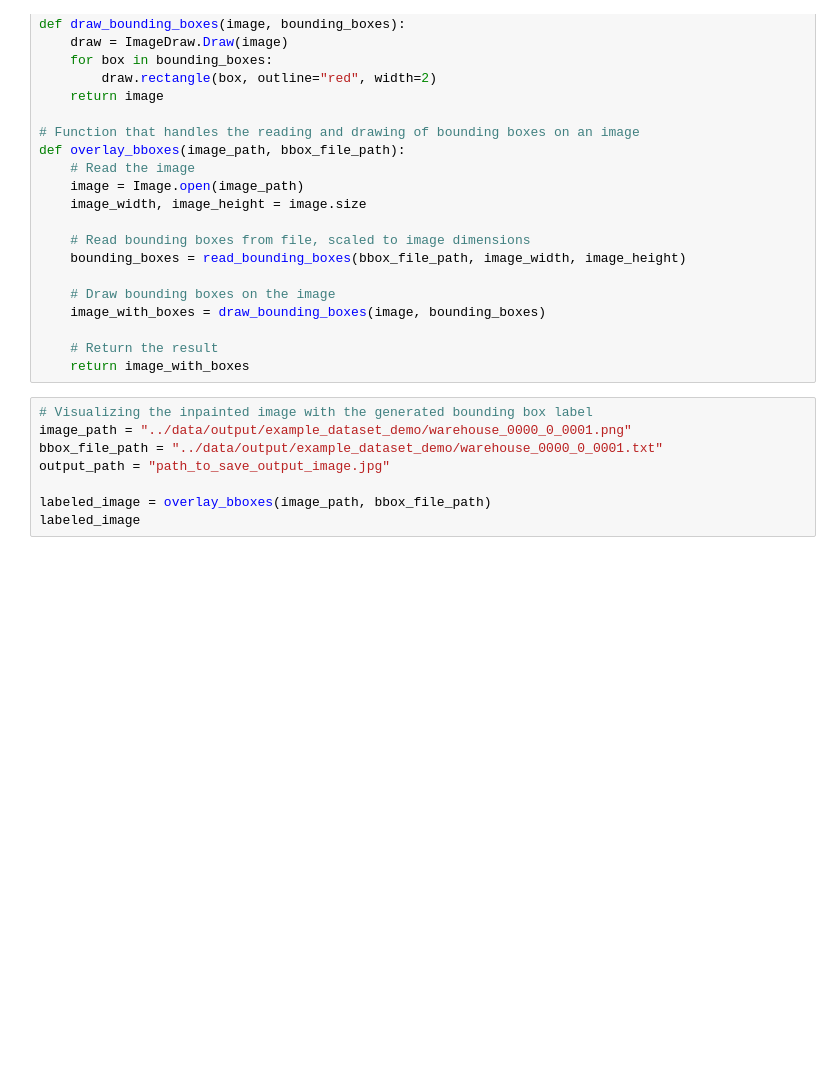
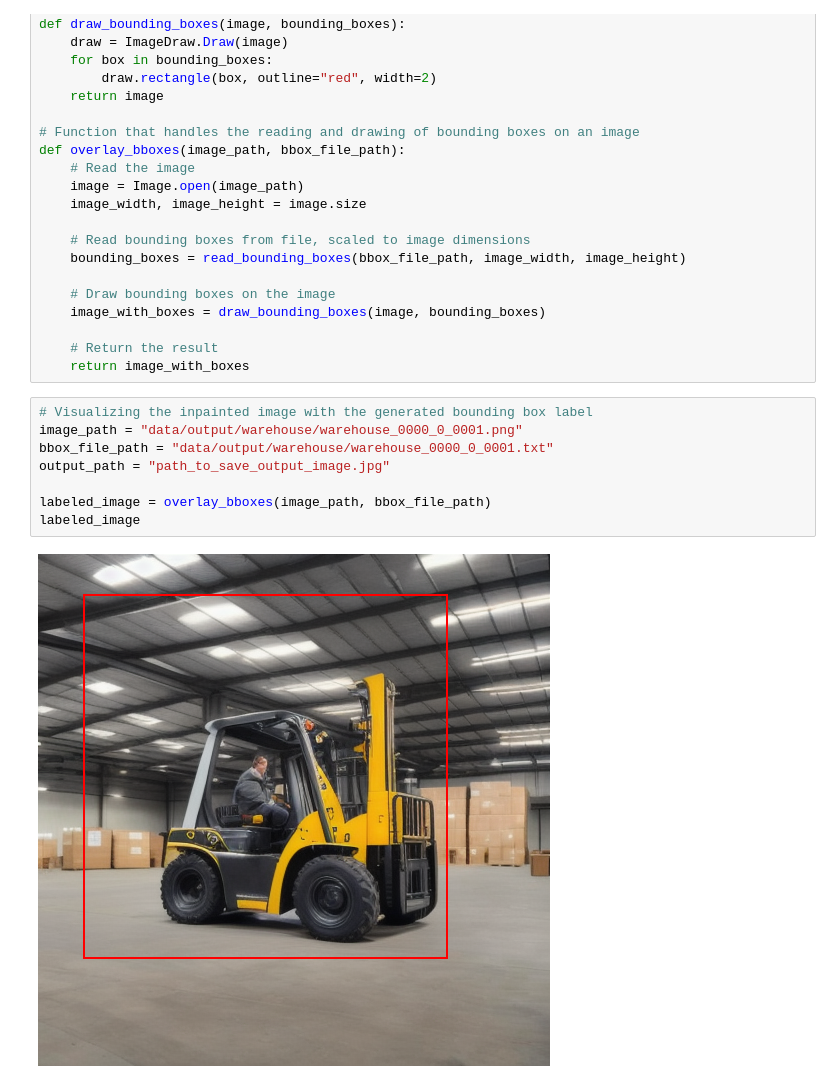
Before and after one commit to bellenfanttyler/dataset-forge, a Jupyter notebook: notebooks/demo_notebook_tb_00.ipynb, the cells around one changed output. Cells and saved outputs as stored; diff of their text form; blank space fills up the shorter version.

Commit message:
added tools to generate datasets

```diff
--- a/notebooks/demo_notebook_tb_00.ipynb
+++ b/notebooks/demo_notebook_tb_00.ipynb
@@ -79,9 +95,11 @@ def overlay_bboxes(image_path, bbox_file_path):
     return image_with_boxes
 # %%
 # Visualizing the inpainted image with the generated bounding box label
-image_path = "../data/output/example_dataset_demo/warehouse_0000_0_0001.png"
-bbox_file_path = "../data/output/example_dataset_demo/warehouse_0000_0_0001.txt"
+image_path = "data/output/warehouse/warehouse_0000_0_0001.png"
+bbox_file_path = "data/output/warehouse/warehouse_0000_0_0001.txt"
 output_path = "path_to_save_output_image.jpg"
 
 labeled_image = overlay_bboxes(image_path, bbox_file_path)
 labeled_image
+# %% [output]
+[figure, added]
```
Also changed, not shown: parts of 5 cells of this notebook, 4 other files.
